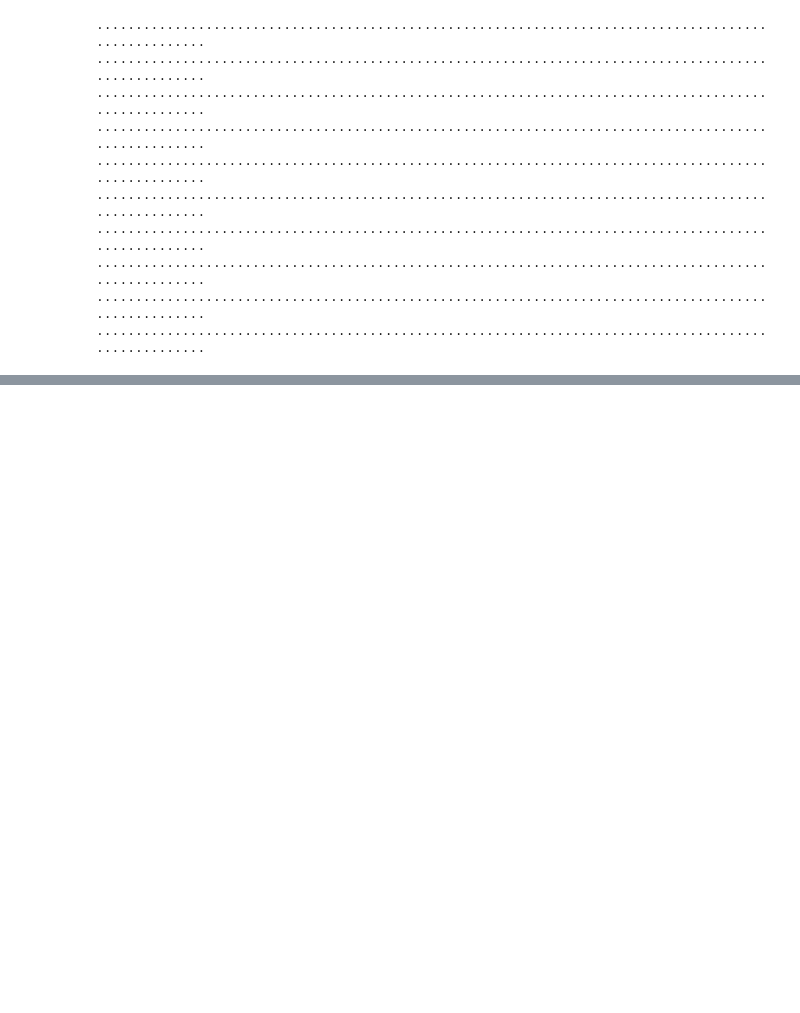
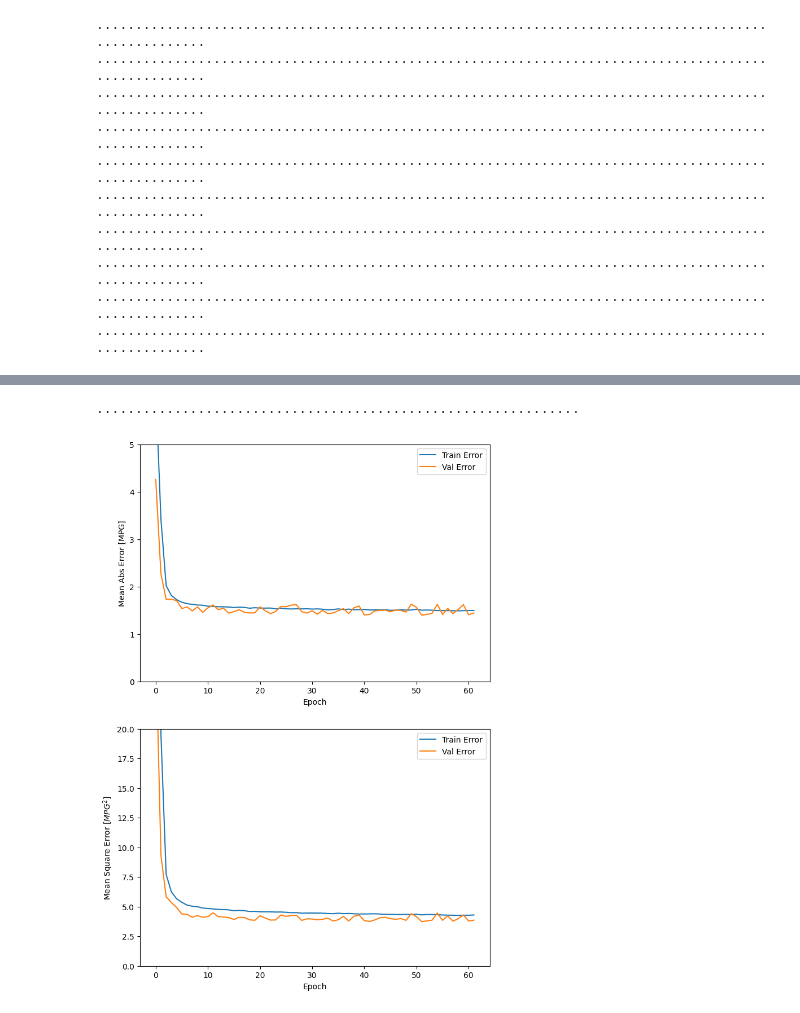
Before and after one commit to dlsco123/deeplearning, a Jupyter notebook: predict_abalone.ipynb, the cells around one changed output, grey strips where cells are left out. Saved outputs shown, nothing was run; the diff lists cells and outputs as text; code cells hidden in the pictures; blank space fills up the shorter version.

```diff
--- a/predict_abalone.ipynb
+++ b/predict_abalone.ipynb
@@ -57,0 +46,5 @@ np.shape(x_train)
+# %%
+train_stats = train_dataset.describe()
+train_stats.pop("Age")
+train_stats = train_stats.transpose()
+train_stats
@@ -155,0 +185,19 @@ plot_history(history)
+# %%
+model = build_model()
+
+# patience 매개변수는 성능 향상을 체크할 에포크 횟수입니다
+early_stop = keras.callbacks.EarlyStopping(monitor='val_loss', patience=10)
+
+# # 최적화 모델을 업데이트하고 저장합니다.
+from tensorflow.keras.callbacks import ModelCheckpoint, EarlyStopping
+modelpath="./bestmodel.hdf5"
+
+checkpointer = ModelCheckpoint(filepath=modelpath, monitor='val_loss', verbose=0, save_best_only=True)
+
+history = model.fit(normed_train_data, train_labels, epochs=EPOCHS,
+                    validation_split = 0.2, verbose=0, callbacks=[early_stop, checkpointer,PrintDot()])
+
+plot_history(history)
+# %% [output]
+..............................................................
+[figure, added]
```
Also changed, not shown: parts of 18 cells of this notebook, 2 other files.
